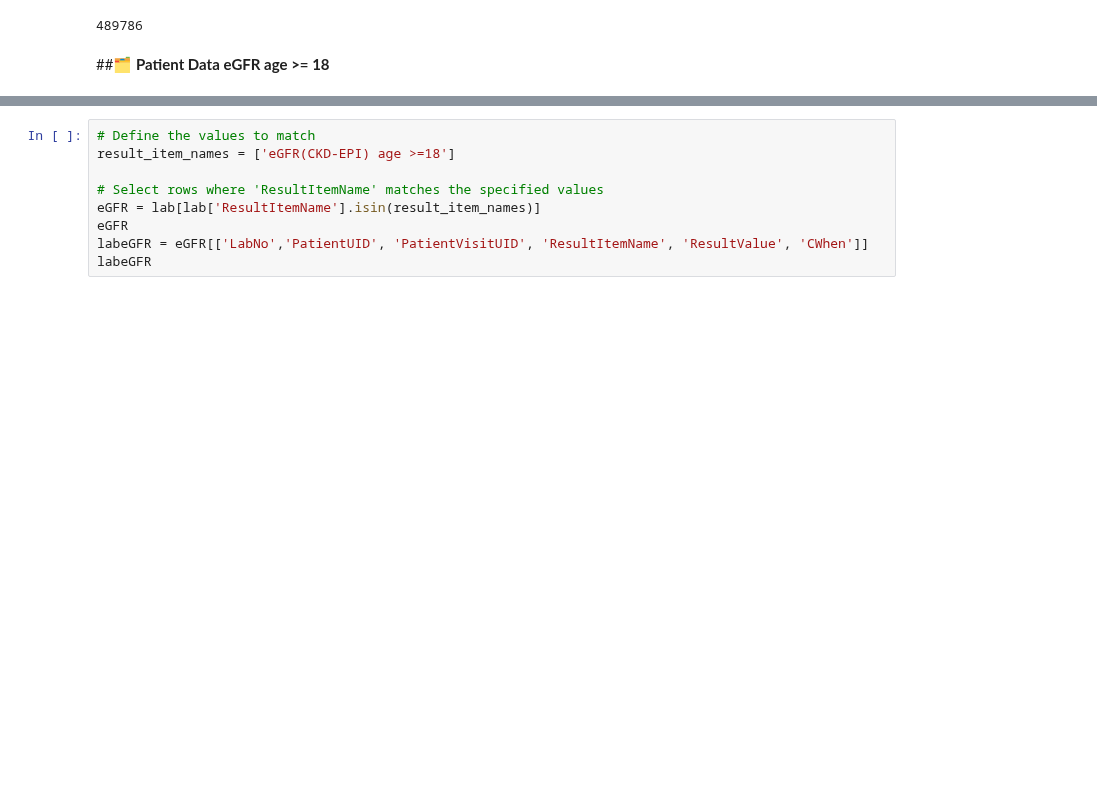
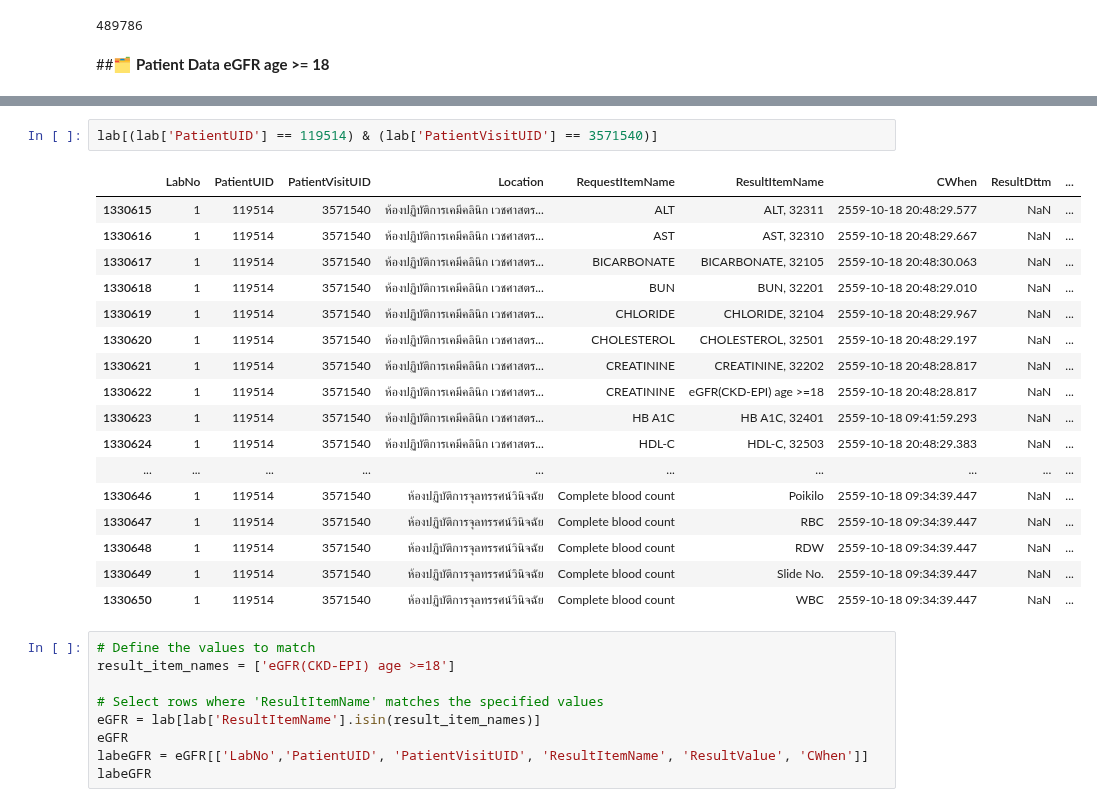
Before and after one commit to nxxk23/PROJECT, a Jupyter notebook: LabSlope.ipynb, the cells around one changed output, grey strips where cells are left out. Drawn from its saved outputs; the diff is of its cells as text; blank space fills up the shorter version.

Commit message:
รอเช็ค ResultValueProblem / Lag Condition

```diff
--- a/LabSlope.ipynb
+++ b/LabSlope.ipynb
@@ -35,3 +64,23 @@ lab['PatientVisitUID'].nunique() #มีผู้ป่วย 20967 ที่ไ
+# %%
+lab[(lab['PatientUID'] == 119514) & (lab['PatientVisitUID'] == 3571540)]
+# %% [output]
+|  | LabNo | PatientUID | PatientVisitUID | Location | RequestItemName | ResultItemName | CWhen | ResultDttm | ... |
+| 1330615 | 1 | 119514 | 3571540 | ห้องปฏิบัติการเคมีคลินิก เวชศาสตร... | ALT | ALT, 32311 | 2559-10-18 20:48:29.577 | NaN | ... |
+| 1330616 | 1 | 119514 | 3571540 | ห้องปฏิบัติการเคมีคลินิก เวชศาสตร... | AST | AST, 32310 | 2559-10-18 20:48:29.667 | NaN | ... |
+| 1330617 | 1 | 119514 | 3571540 | ห้องปฏิบัติการเคมีคลินิก เวชศาสตร... | BICARBONATE | BICARBONATE, 32105 | 2559-10-18 20:48:30.063 | NaN | ... |
+| 1330618 | 1 | 119514 | 3571540 | ห้องปฏิบัติการเคมีคลินิก เวชศาสตร... | BUN | BUN, 32201 | 2559-10-18 20:48:29.010 | NaN | ... |
+| 1330619 | 1 | 119514 | 3571540 | ห้องปฏิบัติการเคมีคลินิก เวชศาสตร... | CHLORIDE | CHLORIDE, 32104 | 2559-10-18 20:48:29.967 | NaN | ... |
+| 1330620 | 1 | 119514 | 3571540 | ห้องปฏิบัติการเคมีคลินิก เวชศาสตร... | CHOLESTEROL | CHOLESTEROL, 32501 | 2559-10-18 20:48:29.197 | NaN | ... |
+| 1330621 | 1 | 119514 | 3571540 | ห้องปฏิบัติการเคมีคลินิก เวชศาสตร... | CREATININE | CREATININE, 32202 | 2559-10-18 20:48:28.817 | NaN | ... |
+| 1330622 | 1 | 119514 | 3571540 | ห้องปฏิบัติการเคมีคลินิก เวชศาสตร... | CREATININE | eGFR(CKD-EPI) age >=18 | 2559-10-18 20:48:28.817 | NaN | ... |
+| 1330623 | 1 | 119514 | 3571540 | ห้องปฏิบัติการเคมีคลินิก เวชศาสตร... | HB A1C | HB A1C, 32401 | 2559-10-18 09:41:59.293 | NaN | ... |
+| 1330624 | 1 | 119514 | 3571540 | ห้องปฏิบัติการเคมีคลินิก เวชศาสตร... | HDL-C | HDL-C, 32503 | 2559-10-18 20:48:29.383 | NaN | ... |
+| ... | ... | ... | ... | ... | ... | ... | ... | ... | ... |
+| 1330646 | 1 | 119514 | 3571540 | ห้องปฏิบัติการจุลทรรศน์วินิจฉัย | Complete blood count | Poikilo | 2559-10-18 09:34:39.447 | NaN | ... |
+| 1330647 | 1 | 119514 | 3571540 | ห้องปฏิบัติการจุลทรรศน์วินิจฉัย | Complete blood count | RBC | 2559-10-18 09:34:39.447 | NaN | ... |
+| 1330648 | 1 | 119514 | 3571540 | ห้องปฏิบัติการจุลทรรศน์วินิจฉัย | Complete blood count | RDW | 2559-10-18 09:34:39.447 | NaN | ... |
+| 1330649 | 1 | 119514 | 3571540 | ห้องปฏิบัติการจุลทรรศน์วินิจฉัย | Complete blood count | Slide No. | 2559-10-18 09:34:39.447 | NaN | ... |
+| 1330650 | 1 | 119514 | 3571540 | ห้องปฏิบัติการจุลทรรศน์วินิจฉัย | Complete blood count | WBC | 2559-10-18 09:34:39.447 | NaN | ... |
 # %%
 # Define the values to match
 result_item_names = ['eGFR(CKD-EPI) age >=18']
```
Also changed, not shown: parts of 20 cells of this notebook.
